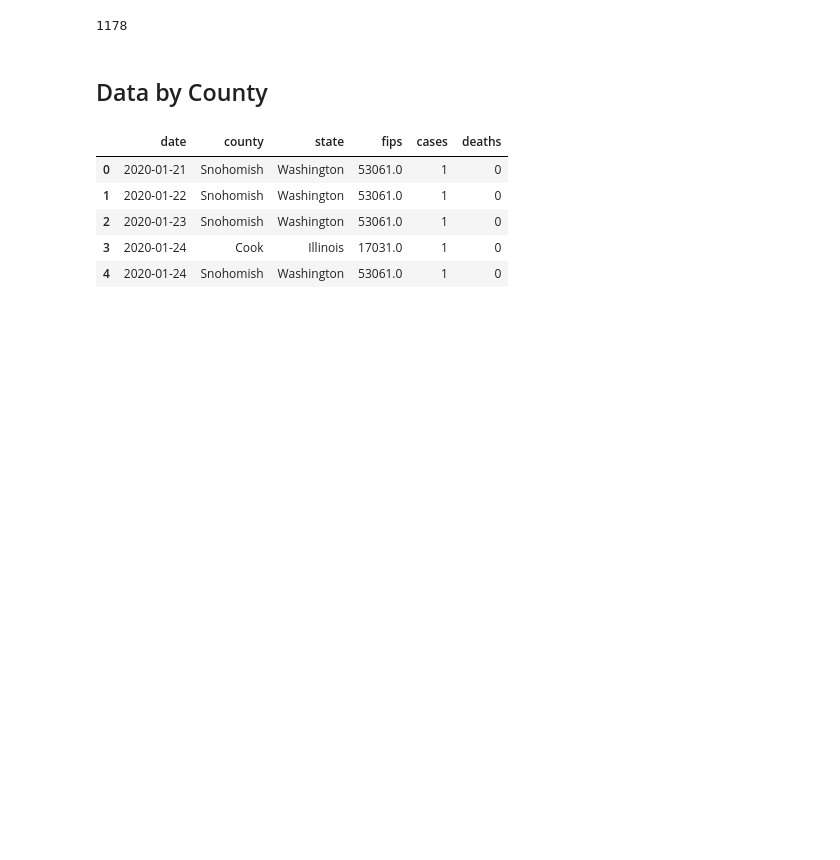
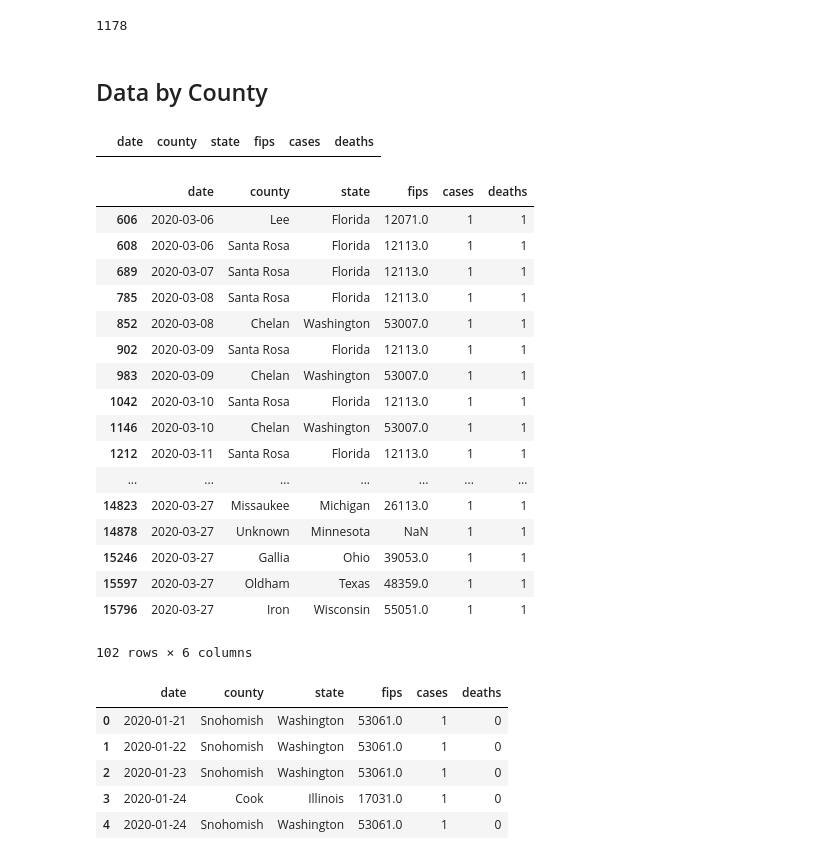
Before and after one commit to Jeff-Hutchins/covid-19-data, a Jupyter notebook: exploration_ny_times_data.ipynb, the cells around one changed output. Saved outputs shown, nothing was run; the diff lists cells and outputs as text; code cells hidden in the pictures; blank space fills up the shorter version.

```diff
--- a/exploration_ny_times_data.ipynb
+++ b/exploration_ny_times_data.ipynb
@@ -72,6 +72,31 @@ len(counties.county.unique())
 1178
 # %% [markdown]
 ## Data by County
+# %%
+counties[counties.cases < counties.deaths]
+# %% [output]
+|  | date | county | state | fips | cases | deaths |
+# %%
+counties[counties.cases == counties.deaths]
+# %% [output]
+|  | date | county | state | fips | cases | deaths |
+| 606 | 2020-03-06 | Lee | Florida | 12071.0 | 1 | 1 |
+| 608 | 2020-03-06 | Santa Rosa | Florida | 12113.0 | 1 | 1 |
+| 689 | 2020-03-07 | Santa Rosa | Florida | 12113.0 | 1 | 1 |
+| 785 | 2020-03-08 | Santa Rosa | Florida | 12113.0 | 1 | 1 |
+| 852 | 2020-03-08 | Chelan | Washington | 53007.0 | 1 | 1 |
+| 902 | 2020-03-09 | Santa Rosa | Florida | 12113.0 | 1 | 1 |
+| 983 | 2020-03-09 | Chelan | Washington | 53007.0 | 1 | 1 |
+| 1042 | 2020-03-10 | Santa Rosa | Florida | 12113.0 | 1 | 1 |
+| 1146 | 2020-03-10 | Chelan | Washington | 53007.0 | 1 | 1 |
+| 1212 | 2020-03-11 | Santa Rosa | Florida | 12113.0 | 1 | 1 |
+| ... | ... | ... | ... | ... | ... | ... |
+| 14823 | 2020-03-27 | Missaukee | Michigan | 26113.0 | 1 | 1 |
+| 14878 | 2020-03-27 | Unknown | Minnesota | NaN | 1 | 1 |
+| 15246 | 2020-03-27 | Gallia | Ohio | 39053.0 | 1 | 1 |
+| 15597 | 2020-03-27 | Oldham | Texas | 48359.0 | 1 | 1 |
+| 15796 | 2020-03-27 | Iron | Wisconsin | 55051.0 | 1 | 1 |
+102 rows × 6 columns
 # %%
 counties = pd.read_csv('us-counties.csv')
 # %%
```
Also changed, not shown: parts of 5 cells of this notebook.
